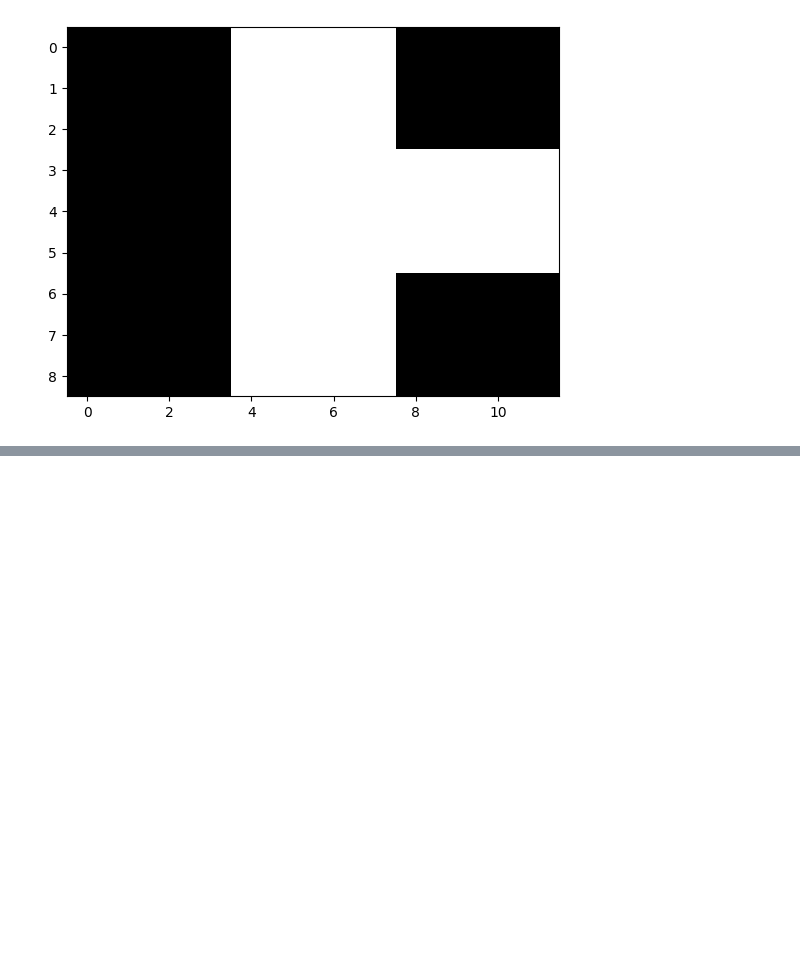
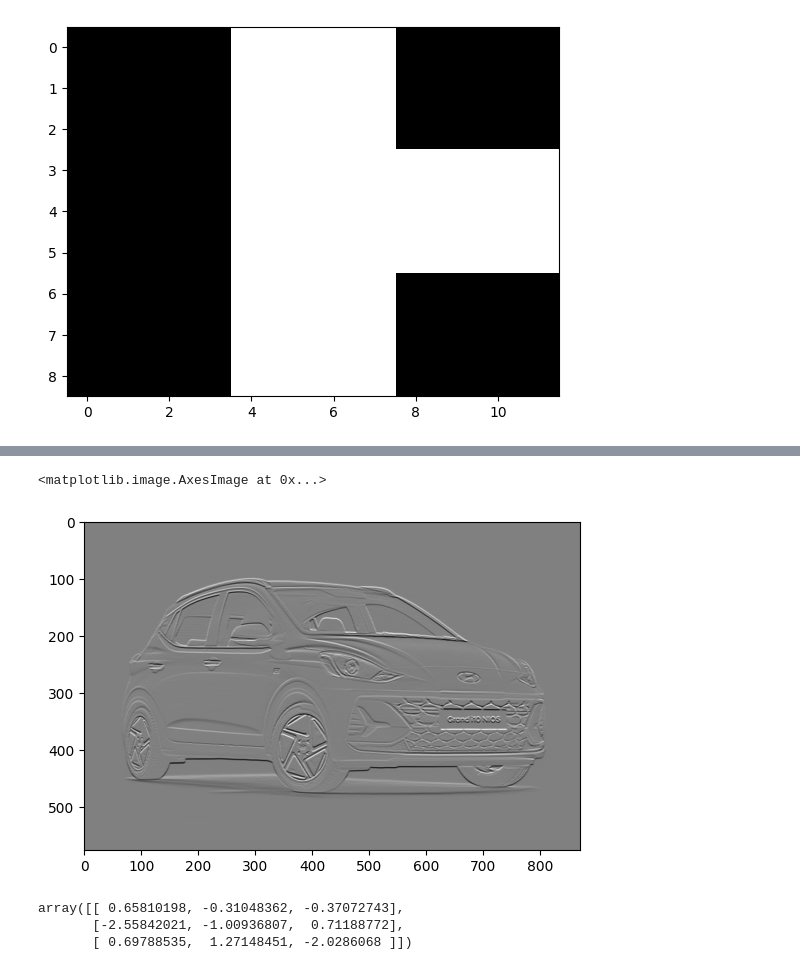
Before and after one commit to ajdhiman/Deep-Learning, a Jupyter notebook: Basic_Image_Understanding.ipynb, the cells around one changed output, grey strips where cells are left out. Saved outputs shown, nothing was run; the diff lists cells and outputs as text; code cells hidden in the pictures; blank space fills up the shorter version.

```diff
--- a/Basic_Image_Understanding.ipynb
+++ b/Basic_Image_Understanding.ipynb
@@ -156,0 +173,13 @@ result=simple_conv(imgFilter=sobel,pic=np.array(example_Image))
+# %%
+result=simple_conv(imgFilter=sobel.T,pic=np.array(car1_cv2_gray))
+plt.imshow(result,cmap="gray")
+# %% [output]
+<matplotlib.image.AxesImage at 0x...>
+[figure, added]
+# %%
+random_filter =np.random.randn(3,3)
+random_filter
+# %% [output]
+array([[ 0.65810198, -0.31048362, -0.37072743],
+       [-2.55842021, -1.00936807,  0.71188772],
+       [ 0.69788535,  1.27148451, -2.0286068 ]])
```
Also changed, not shown: parts of 6 cells of this notebook.
